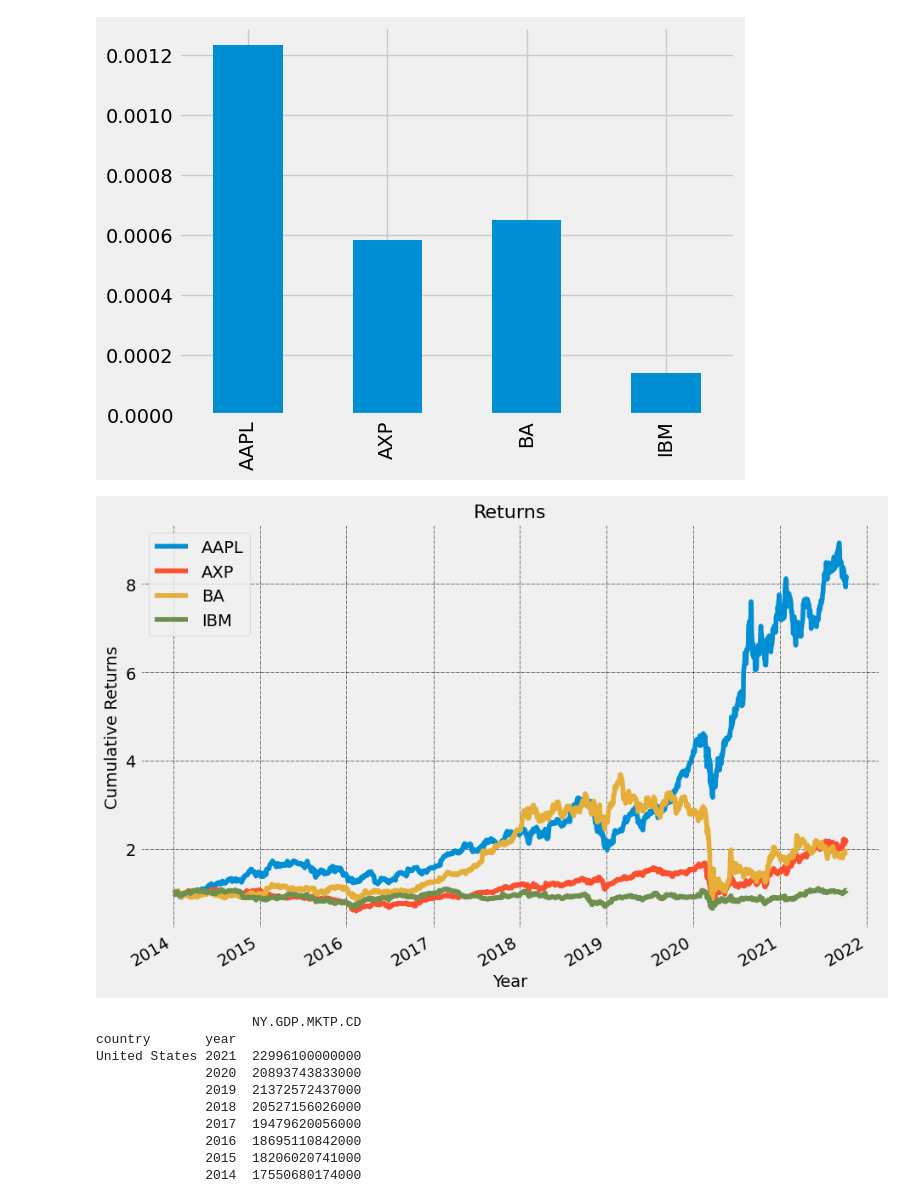
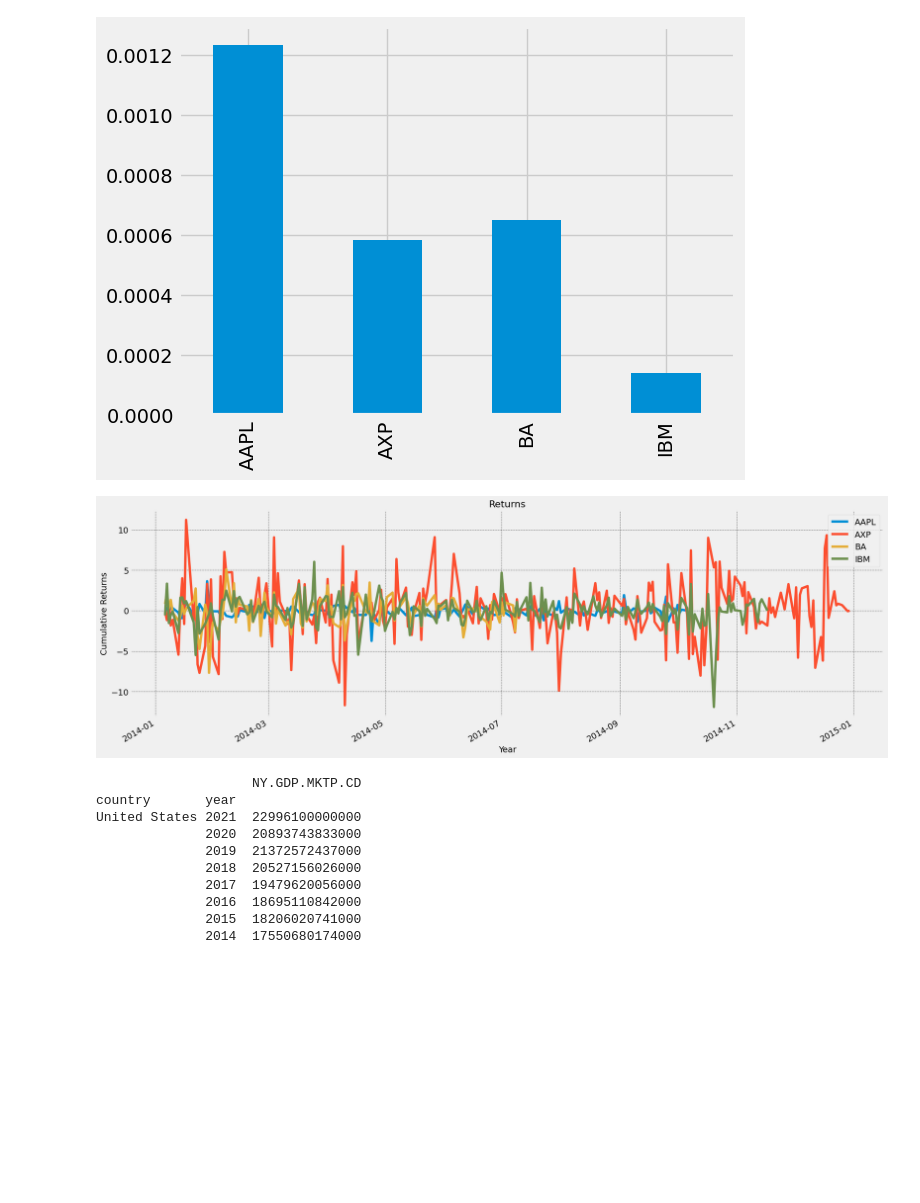
Before and after one commit to iiaroshev/dig-tools, a Jupyter notebook: digit-tools/research code/research.ipynb, the cells around one changed output. Saved outputs shown, nothing was run; the diff lists cells and outputs as text; code cells hidden in the pictures; blank space fills up the shorter version.

```diff
--- a/digit-tools/research code/research.ipynb
+++ b/digit-tools/research code/research.ipynb
@@ -111,23 +111,23 @@ data_pct.mean().plot.bar()
 [figure]
 # %%
 # Plot all the close prices
-((data.pct_change()+1).cumprod()).plot(figsize=(10, 7))
+((data_pct.pct_change()+1).cumprod()).plot(figsize=(20, 7))
 
 # Show the legend
 plt.legend()
 
 # Define the label for the title of the figure
 plt.title("Returns", fontsize=16)
 
 # Define the labels for x-axis and y-axis
 plt.ylabel('Cumulative Returns', fontsize=14)
 plt.xlabel('Year', fontsize=14)
 
 # Plot the grid lines
 plt.grid(which="major", color='k', linestyle='-.', linewidth=0.4)
 plt.show()
 # %% [output]
-[figure, old version]
+[figure, new version]
 # %%
 
 gdp = wb.download(indicator='NY.GDP.MKTP.CD', country='US', start=2014, end=2021)
```
Also changed, not shown: parts of 2 cells of this notebook.
